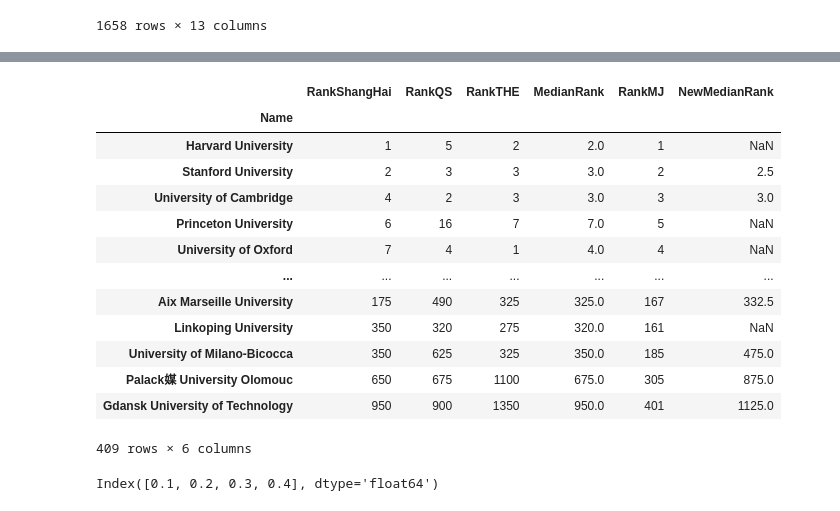
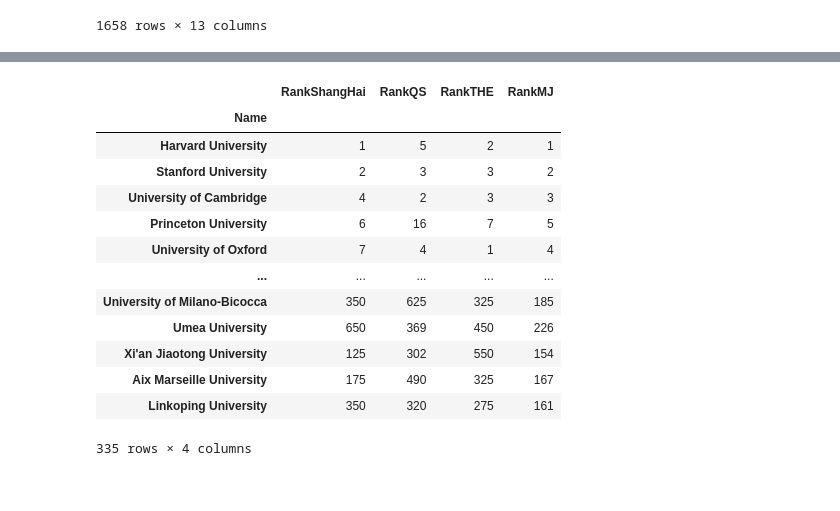
Before and after one commit to Menamot/ISCF, a Jupyter notebook: test.ipynb, the cells around one changed output, grey strips where cells are left out. Cells and saved outputs as stored; diff of their text form; code cells hidden in the pictures.

```diff
--- a/test.ipynb
+++ b/test.ipynb
@@ -1,9 +3,14 @@
 # %%
 import numpy as np
 import pandas as pd
+from scipy.stats import kendalltau
+import seaborn as sns
 shanghai_ranking = pd.read_csv('data/Shanghai_ranking_data_2023.csv')
+shanghai_ranking.Name = shanghai_ranking.Name.astype(str).str.strip()
 THE_ranking = pd.read_csv('data/THE_ranking_data_2023.csv')
+THE_ranking.Name = THE_ranking.Name.astype(str).str.strip()
 qs_ranking = pd.read_csv('data/QS_ranking_data_2023.csv')
+qs_ranking.Name = qs_ranking.Name.astype(str).str.strip()
 # %%
 # THE_ranking = pd.read_csv('data/THE_ranking_data.csv')
 # for index, item in enumerate(THE_ranking.RankTHE):
@@ -28,7 +35,7 @@ THE_ranking
 | 1657 | 1657 | 1501+ | Yeditepe University | 17,038 | 28.2 | 5% | ... |
 1658 rows × 13 columns
 # %%
-def merge(Rank1, Rank2, bias):
+def merge(Rank1:pd.DataFrame, Rank2:pd.DataFrame, bias) -> pd.DataFrame:
     import Levenshtein
     distance = np.empty((len(Rank1.Name),len(Rank2.Name)))
     Rank1 = Rank1.rename(columns={'Name':'Name1'})
@@ -40,14 +47,14 @@ def merge(Rank1, Rank2, bias):
     for i in range(distance.shape[0]):
         j = np.argmin(distance[i, :])
         if distance[i, j] == bias:
-            # print('i:',i,'j:',j)
+            # print('i:',repr(Rank1.Name1[i]),'j:',repr(Rank2.Name2[j]),'distance:',distance[i, j])
             merged_row = pd.concat([Rank1.iloc[i], Rank2.iloc[j]], axis=0)
             merged_row = merged_row.to_frame().T
             merged_rank = pd.concat([merged_rank, merged_row])
     merged_rank = merged_rank.reset_index(drop=True)
     return merged_rank
 
-def clean(merged_rank, row=[]):
+def clean(merged_rank:pd.DataFrame, row=[]) -> pd.DataFrame:
     for i in row:
         merged_rank = merged_rank.drop(i)
     merged_rank = merged_rank.drop('Name2',axis=1)
@@ -174,55 +165,48 @@ def MJ(rank):
         if len(tied_df) == 1:
             rank.loc[tied_df.index, 'RankMJ'] = rankMJ
             rankMJ += 1
         else:
             # 如果有多个学校并列，根据其他排名的中位数来分配先后顺序
             for i in range(len(tied_df)):
                 t = []
                 label = False
                 for j in range(rank_number):
                     if tied_df.iloc[[i],[j]].values == tied_df.iloc[[i],[rank_number]].values and label == False:
                         label = True
                     else:
                         t.append(tied_df.iloc[[i],[j]].values)
                 tied_df.iloc[[i],[rank_number+2]] = np.median(t)
             # 根据平均排名对并列的学校进行排序
             tied_df = tied_df.sort_values(by='Temp')
             aaa = tied_df['Temp'].value_counts()
             # 分配排名
             cal=0
             for idx in tied_df.index:
                 rank.loc[idx, 'NewMedianRank'] = tied_df.loc[idx,'Temp']
                 rank.loc[idx, 'RankMJ'] = rankMJ
                 cal += 1
                 if tied_df.loc[idx,'Temp'] in aaa.index:
                     if cal == aaa[tied_df.loc[idx,'Temp']]:
                         rankMJ += aaa[tied_df.loc[idx,'Temp']]
                         cal=0
-
+    rank = rank.drop('NewMedianRank', axis=1)
+    rank = rank.drop('MedianRank', axis=1)
     return rank.drop('Temp', axis=1)
 
-df = MJ(sample_rank)
-df
+RankMJ1 = MJ(sample_rank)
+RankMJ1
 # %% [output]
-|  | RankShangHai | RankQS | RankTHE | MedianRank | RankMJ | NewMedianRank |
-| Name |  |  |  |  |  |  |
-| Harvard University | 1 | 5 | 2 | 2.0 | 1 | NaN |
-| Stanford University | 2 | 3 | 3 | 3.0 | 2 | 2.5 |
-| University of Cambridge | 4 | 2 | 3 | 3.0 | 3 | 3.0 |
-| Princeton University | 6 | 16 | 7 | 7.0 | 5 | NaN |
-| University of Oxford | 7 | 4 | 1 | 4.0 | 4 | NaN |
-| ... | ... | ... | ... | ... | ... | ... |
-| Aix Marseille University | 175 | 490 | 325 | 325.0 | 167 | 332.5 |
-| Linkoping University | 350 | 320 | 275 | 320.0 | 161 | NaN |
-| University of Milano-Bicocca | 350 | 625 | 325 | 350.0 | 185 | 475.0 |
-| Palack媒 University Olomouc | 650 | 675 | 1100 | 675.0 | 305 | 875.0 |
-| Gdansk University of Technology | 950 | 900 | 1350 | 950.0 | 401 | 1125.0 |
+|  | RankShangHai | RankQS | RankTHE | RankMJ |
+| Name |  |  |  |  |
+| Harvard University | 1 | 5 | 2 | 1 |
+| Stanford University | 2 | 3 | 3 | 2 |
+| University of Cambridge | 4 | 2 | 3 | 3 |
+| Princeton University | 6 | 16 | 7 | 5 |
+| University of Oxford | 7 | 4 | 1 | 4 |
+| ... | ... | ... | ... | ... |
+| University of Milano-Bicocca | 350 | 625 | 325 | 185 |
+| Umea University | 650 | 369 | 450 | 226 |
+| Xi'an Jiaotong University | 125 | 302 | 550 | 154 |
+| Aix Marseille University | 175 | 490 | 325 | 167 |
+| Linkoping University | 350 | 320 | 275 | 161 |
-409 rows × 6 columns
+335 rows × 4 columns
-# %%
-s = pd.Series([1, 2, 3, 4], index=[0.1, 0.2, 0.3, 0.4])
-
-# 选择索引为0.1的数据
-
-print(s.index)
-# %% [output]
-Index([0.1, 0.2, 0.3, 0.4], dtype='float64')
```
Also changed, not shown: parts of 14 cells of this notebook, 2 other files.
